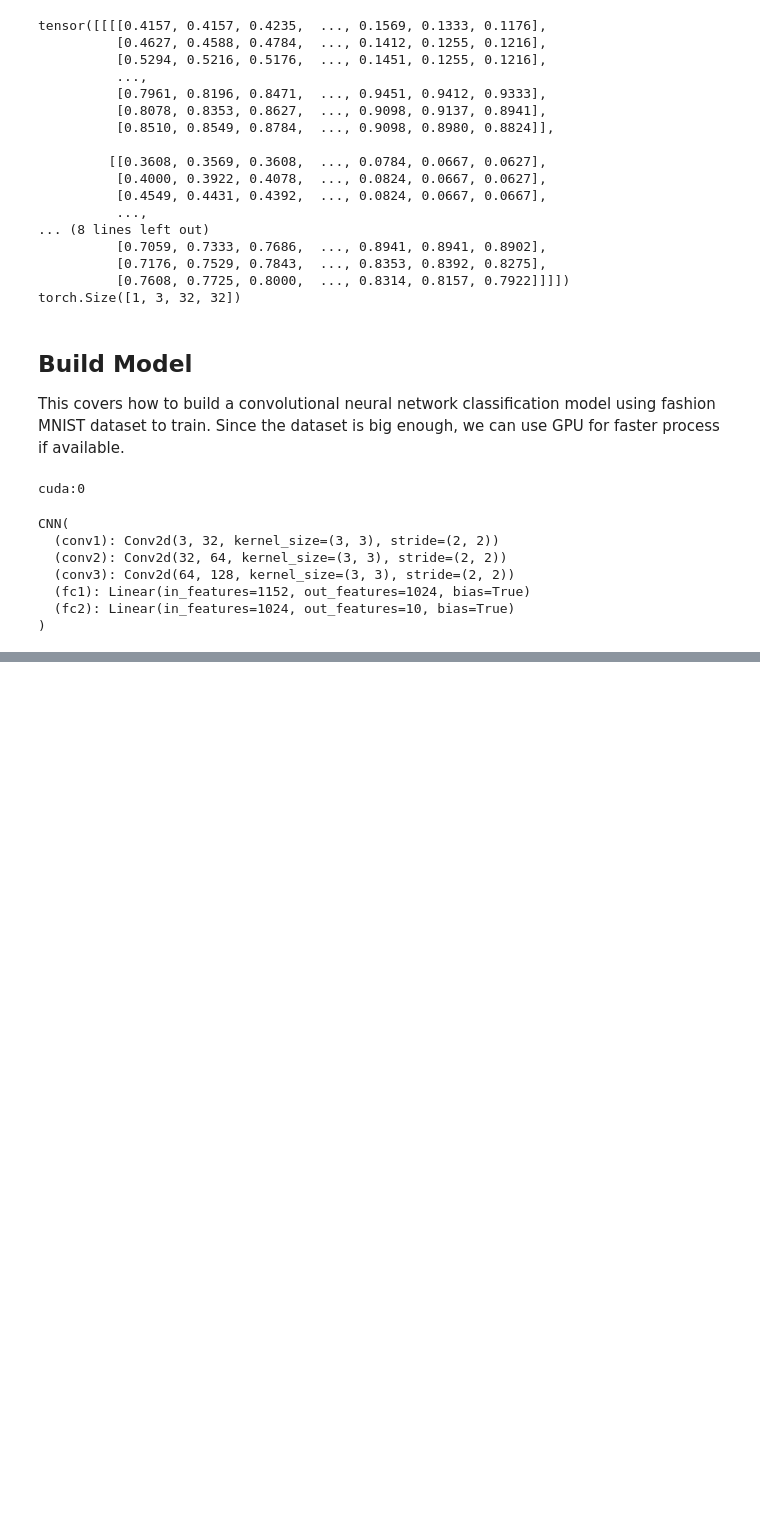
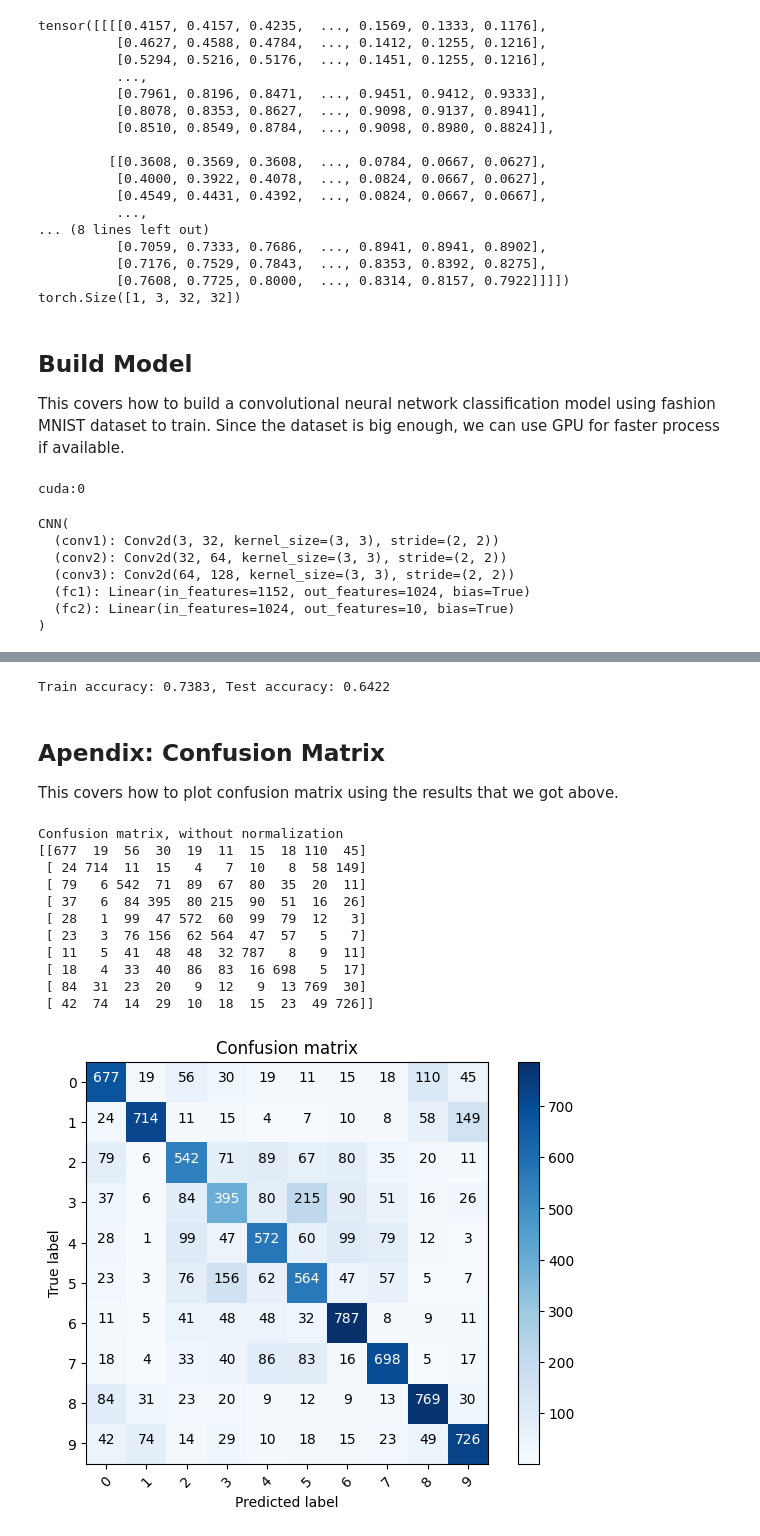
Before and after one commit to yo-resistor/cnn_cifar_10_classification, a Jupyter notebook: cifar_10_classification.ipynb, the cells around one changed output, grey strips where cells are left out. Cells and saved outputs as stored; diff of their text form; code cells hidden in the pictures; blank space fills up the shorter version.

```diff
--- a/cifar_10_classification.ipynb
+++ b/cifar_10_classification.ipynb
@@ -151,0 +242,45 @@ optimizer = torch.optim.Adam(model.parameters())
+# %%
+# calculate accuracy
+# train accuracy
+n_correct = 0.
+n_total = 0.
+
+model.eval()
+for inputs, targets in train_loader:
+    # send data to the device
+    inputs, targets = inputs.to(device), targets.to(device)
+
+    # forward pass
+    outputs = model(inputs)
+
+    # predictions by returning max value label
+    _, predictions = torch.max(outputs, 1)
+
+    # update numbers
+    n_correct += (predictions == targets).sum().item()
+    n_total += targets.shape[0]
+
+# calculate train accuracy
+train_acc = n_correct / n_total
+
+# test accuracy
+n_correct = 0.
+n_total = 0.
+
+for inputs, targets in test_loader:
+    inputs, targets = inputs.to(device), targets.to(device)
+    outputs = model(inputs)
+    _, predictions = torch.max(outputs, 1)
+    n_correct += (predictions == targets).sum().item()
+    n_total += targets.shape[0]
+
+# calculate test accuracy
+test_acc = n_correct / n_total
+
+# print the result
+print(f"Train accuracy: {train_acc:.4f}, Test accuracy: {test_acc:.4f}")
+# %% [output]
+Train accuracy: 0.7383, Test accuracy: 0.6422
+# %% [markdown]
+## Apendix: Confusion Matrix
+This covers how to plot confusion matrix using the results that we got above.
@@ -151,0 +327,35 @@ optimizer = torch.optim.Adam(model.parameters())
+# %%
+# get predictions in an array and plot the confusion matrix
+x_test = test_dataset.data
+y_test = test_dataset.targets
+p_test = np.array([])
+
+for inputs, targets in test_loader:
+    # move data to device
+    inputs = inputs.to(device)
+
+    # forward pass
+    outputs = model(inputs)
+
+    # get predictions
+    _, predictions = torch.max(outputs, 1)
+
+    # update p_test
+    p_test = np.concatenate((p_test, predictions.cpu().numpy()))
+    # need to bring the result back to cpu to process the plot
+
+cm = confusion_matrix(y_test, p_test)
+plot_confusion_matrix(cm, list(range(10)))
+# %% [output]
+Confusion matrix, without normalization
+[[677  19  56  30  19  11  15  18 110  45]
+ [ 24 714  11  15   4   7  10   8  58 149]
+ [ 79   6 542  71  89  67  80  35  20  11]
+ [ 37   6  84 395  80 215  90  51  16  26]
+ [ 28   1  99  47 572  60  99  79  12   3]
+ [ 23   3  76 156  62 564  47  57   5   7]
+ [ 11   5  41  48  48  32 787   8   9  11]
+ [ 18   4  33  40  86  83  16 698   5  17]
+ [ 84  31  23  20   9  12   9  13 769  30]
+ [ 42  74  14  29  10  18  15  23  49 726]]
+[figure, added]
```
Also changed, not shown: parts of 9 cells of this notebook.
